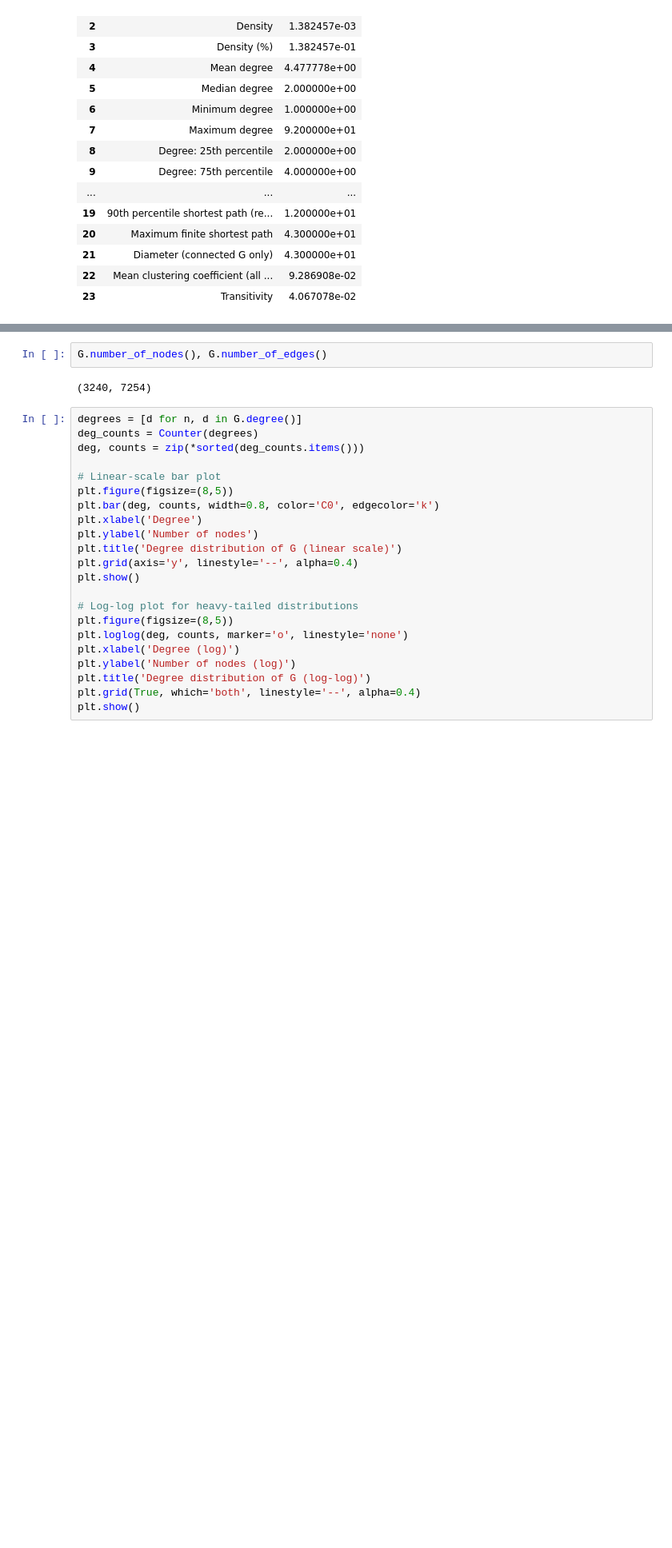
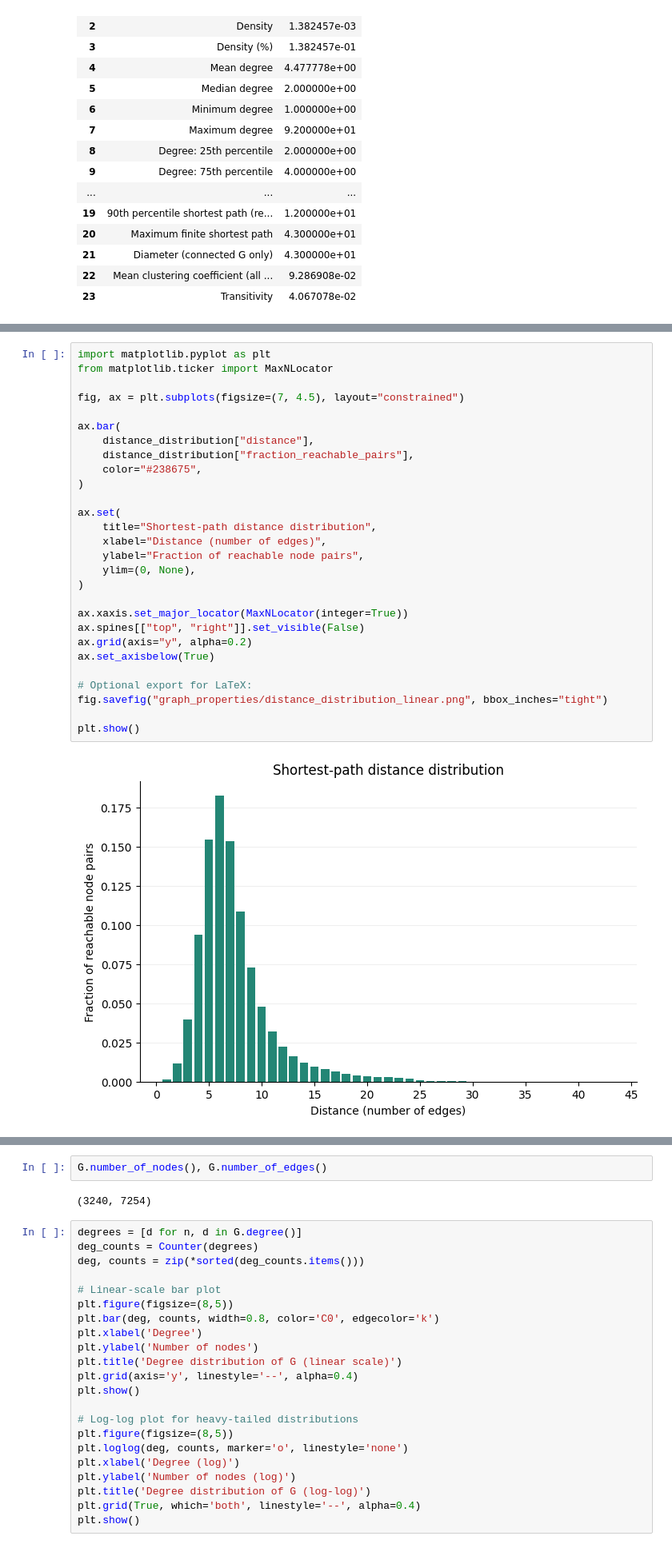
Before and after one commit to SamSaladino/Effective-Topological-Coverage-ETC, a Jupyter notebook: notebooks/00_HUMAN1_properties.ipynb, the cells around one changed output, grey strips where cells are left out. Shown at 80% size. Saved outputs shown, nothing was run; the diff lists cells and outputs as text; blank space fills up the shorter version.

Commit message:
add: distance distribution plot

```diff
--- a/notebooks/00_HUMAN1_properties.ipynb
+++ b/notebooks/00_HUMAN1_properties.ipynb
@@ -327,0 +288,30 @@ Average degree: 4.477777777777778
+# %%
+import matplotlib.pyplot as plt
+from matplotlib.ticker import MaxNLocator
+
+fig, ax = plt.subplots(figsize=(7, 4.5), layout="constrained")
+
+ax.bar(
+    distance_distribution["distance"],
+    distance_distribution["fraction_reachable_pairs"],
+    color="#238675",
+)
+
+ax.set(
+    title="Shortest-path distance distribution",
+    xlabel="Distance (number of edges)",
+    ylabel="Fraction of reachable node pairs",
+    ylim=(0, None),
+)
+
+ax.xaxis.set_major_locator(MaxNLocator(integer=True))
+ax.spines[["top", "right"]].set_visible(False)
+ax.grid(axis="y", alpha=0.2)
+ax.set_axisbelow(True)
+
+# Optional export for LaTeX:
+fig.savefig("graph_properties/distance_distribution_linear.png", bbox_inches="tight")
+
+plt.show()
+# %% [output]
+[figure, added]
```
Also changed, not shown: parts of 3 cells of this notebook.
